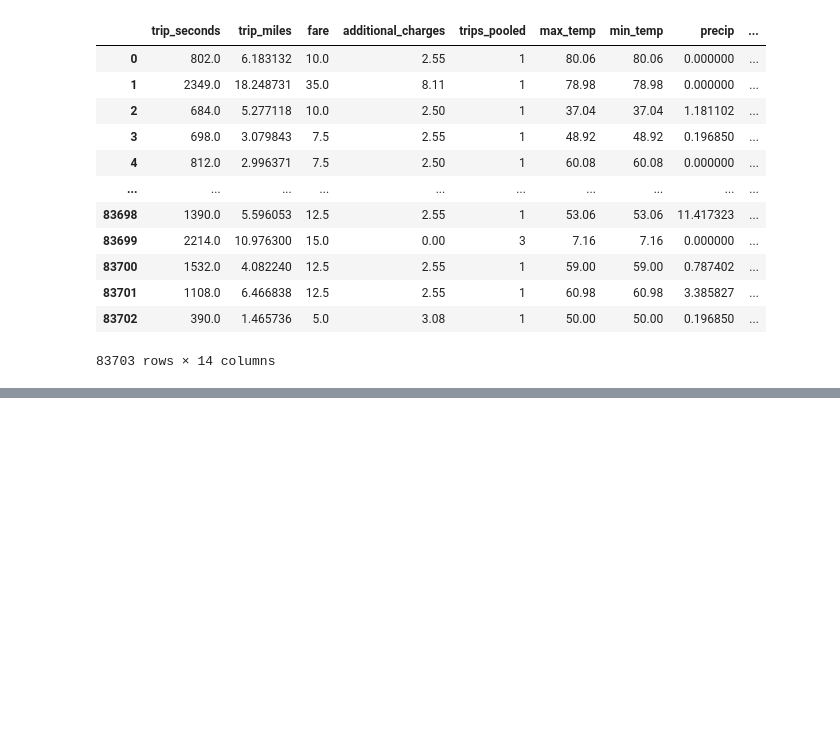
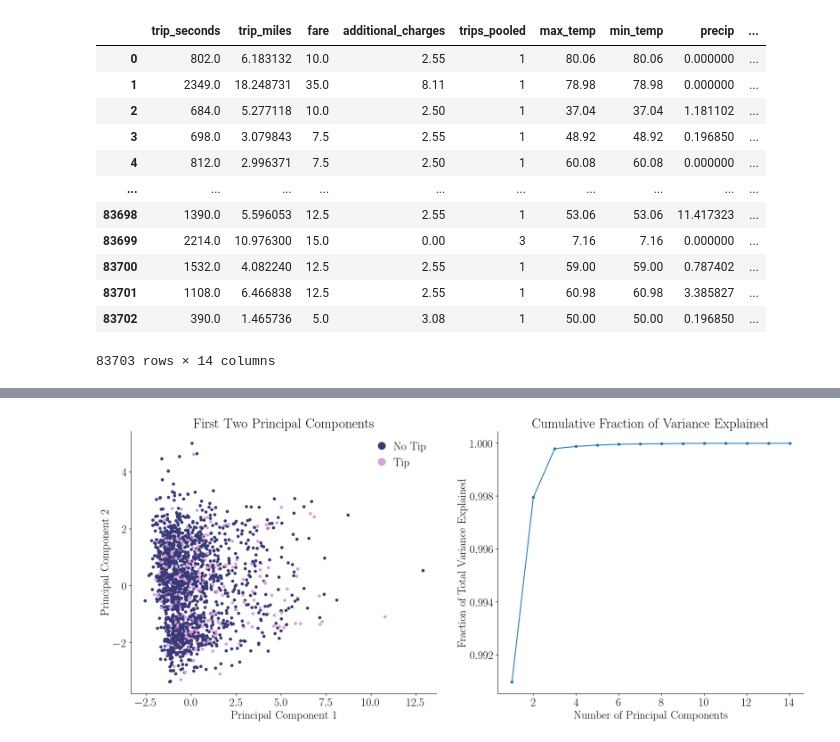
Before and after one commit to mjtv128/705-FinalProject, a Jupyter notebook: 27_pca/pca.ipynb, the cells around one changed output, grey strips where cells are left out. Cells and saved outputs as stored; diff of their text form; code cells hidden in the pictures; blank space fills up the shorter version.

```diff
--- a/27_pca/pca.ipynb
+++ b/27_pca/pca.ipynb
@@ -115,5 +115,33 @@ pcaDF.head()
 # %%
 np.random.seed(1234)
 pca_sampled = pcaDF.sample(2000)
+# %%
+f, ax = plt.subplots(1, 2, figsize=(20, 8))
+plt.rcParams.update({"font.size": 19})
+ax[0].spines['top'].set_visible(False)
+ax[0].spines['right'].set_visible(False)
+plot = ax[0].scatter(
+    pca_sampled.pc1, pca_sampled.pc2, c=pca_sampled.nonzero_tip, cmap="tab20b", s=18
+)
+ax[0].legend(
+    handles=plot.legend_elements()[0], labels=["No Tip", "Tip"], frameon=False, handletextpad=0.05, markerscale=2
+)
+ax[0].set_title("First Two Principal Components")
+ax[0].set_xlabel("Principal Component 1")
+ax[0].set_ylabel("Principal Component 2")
+pca = PCA().fit(X)
+var = np.cumsum(
+    pca.explained_variance_ratio_,
+)
+ax[1].spines['top'].set_visible(False)
+ax[1].spines['right'].set_visible(False)
+ax[1].plot(list(range(1, 15)), var, marker="o", markersize=4)
+ax[1].set_xlabel("Number of Principal Components")
+ax[1].set_ylabel("Fraction of Total Variance Explained")
+ax[1].set_title("Cumulative Fraction of Variance Explained")
+plt.savefig("../26_images/both_pca.png", dpi = 400, bbox_inches="tight")
+plt.show()
+# %% [output]
+[figure, added]
 # %%
 plt.figure(figsize=(8,6))
```
Also changed, not shown: parts of 3 cells of this notebook, 3 other files.
